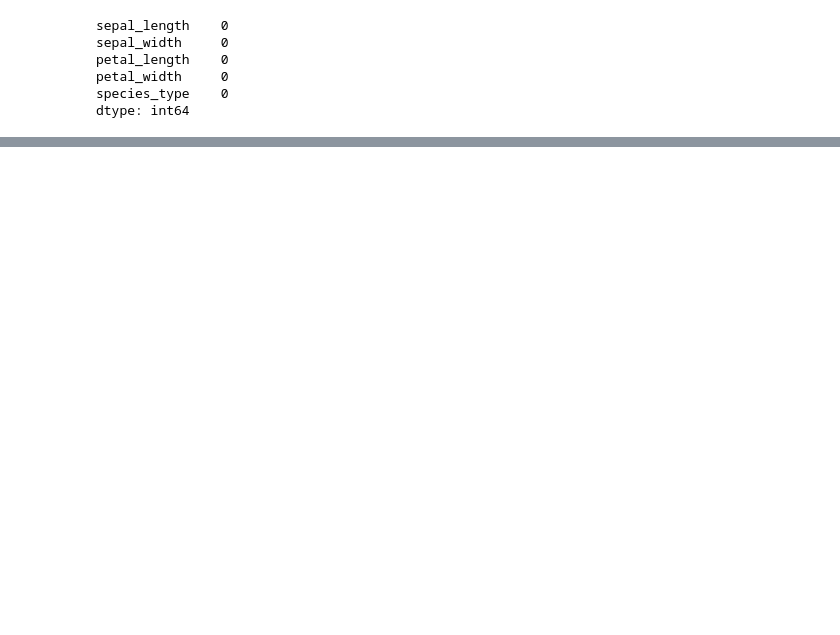
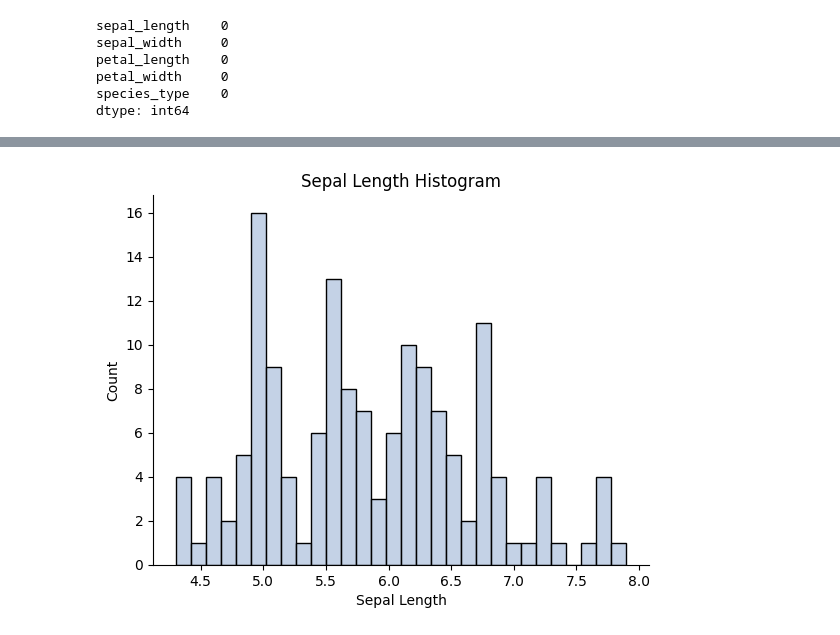
Before and after one commit to ciaranmurphy10/pands-my-work, a Jupyter notebook: Project.ipynb, the cells around one changed output, grey strips where cells are left out. Saved outputs shown, nothing was run; the diff lists cells and outputs as text; code cells hidden in the pictures; blank space fills up the shorter version.

```diff
--- a/Project.ipynb
+++ b/Project.ipynb
@@ -75,2 +51,43 @@ sns.pairplot(iris_df)
 # %%
 sepal_length_counts =
+# %%
+def custom_hist(variable, output_dir, number_of_bins = 30, bin_colour = "lightsteelblue"):
+    """
+    This function creates a custom styled histogram and outputs it to a png file.
+
+    Args:
+        variable (str): The numerical variable you would like to use for your histogram.
+        output_dir (str): The directory to save the histogram png to.
+        number_of_bins (int): Number of bins you would like in your histogram. The default is 30.
+        bin_colour (str): The colour you would like the histogram bins to be. The default is lightsteelblue.
+
+    Output:
+        matplotlib.figure.Figure: The fig object that we created.
+    """
+    # Create the figure and axes.
+    fig, ax = plt.subplots()
+
+    # Create a histogram of the inputted variable using the seaborn library.
+    sns.histplot(iris_df[variable],
+                 bins = number_of_bins, # Divide the histogram into the chosen number of bins.
+                 color = bin_colour, # Set the bin colour.
+                 ax = ax # Specify that the histogram is to be drawn on the ax that we already created.
+                 )
+
+    # Remove spaces and use title case of variable name for the plot title and x-axis label.
+    ax.set_title(f"{variable.replace("_", " ").title()} Histogram")
+    ax.set_xlabel(f"{variable.replace("_", " ").title()}")
+
+    # Drop top and right spines.
+    ax.spines['top'].set_visible(False)
+    ax.spines['right'].set_visible(False)
+
+    # Save the plot to the chosen directory, creating a dynamic name based on the variable.
+    plt.savefig(f"{output_dir}\\{variable}_histogram.png")
+
+x = custom_hist('sepal_length', iris_dir)
+
+# for i in ['sepal_length', 'sepal_width', 'petal_length', 'petal_width']:
+#     custom_hist(i, iris_dir)
+# %% [output]
+[figure, added]
```
Also changed, not shown: parts of 6 cells of this notebook, 5 other files.
